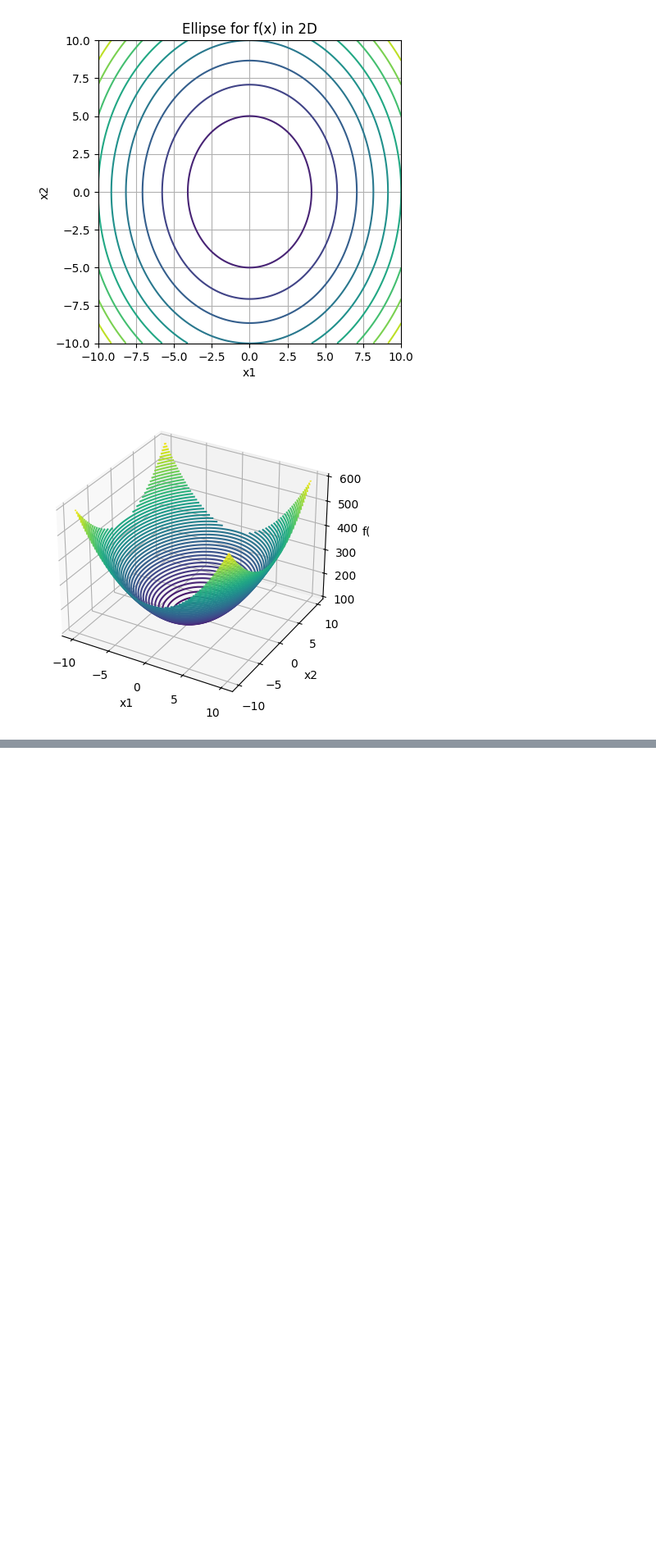
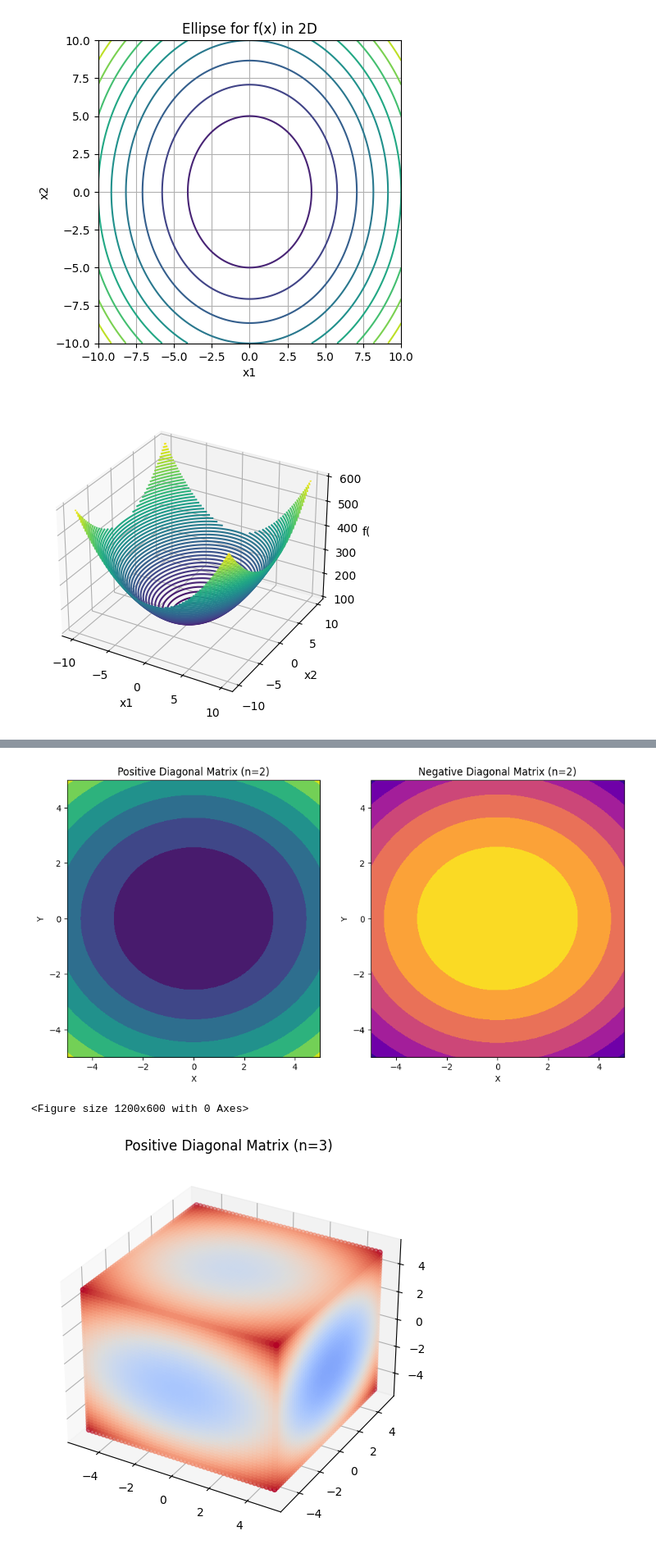
Before and after one commit to MBAhmadi/Math-in-ML, a Jupyter notebook: P5.ipynb, the cells around one changed output, grey strips where cells are left out. Shown at 82% size. Saved outputs shown, nothing was run; the diff lists cells and outputs as text; code cells hidden in the pictures; blank space fills up the shorter version.

```diff
--- a/P5.ipynb
+++ b/P5.ipynb
@@ -46,0 +182,76 @@ plt.show()
+# %%
+import numpy as np
+import matplotlib.pyplot as plt
+from mpl_toolkits.mplot3d import Axes3D
+
+# تعریف بردارهای x و y در فضای دو بعدی
+x_values = np.linspace(-5, 5, 100)
+X, Y = np.meshgrid(x_values, x_values)
+
+# تعریف ماتریس قطری برای فضای دو بعدی
+A_positive_2d = np.array([[2, 0], [0, 3]])  # ماتریس قطری با درایه‌های مثبت
+A_negative_2d = np.array([[-2, 0], [0, -3]])  # ماتریس قطری با درایه‌های منفی
+
+# تابع f(x) برای فضای دو بعدی
+def f_2d(A, X, Y):
+    return A[0, 0] * X**2 + A[1, 1] * Y**2
+
+# محاسبه f(x) برای ماتریس قطری مثبت و منفی
+Z_positive_2d = f_2d(A_positive_2d, X, Y)
+Z_negative_2d = f_2d(A_negative_2d, X, Y)
+
+# رسم نمودارهای دو بعدی
+fig, axs = plt.subplots(1, 2, figsize=(12, 6))
+
+# نمودار f(x) برای ماتریس قطری مثبت
+axs[0].contourf(X, Y, Z_positive_2d, cmap='viridis')
+axs[0].set_title('Positive Diagonal Matrix (n=2)')
+axs[0].set_xlabel('X')
+axs[0].set_ylabel('Y')
+
+# نمودار f(x) برای ماتریس قطری منفی
+axs[1].contourf(X, Y, Z_negative_2d, cmap='plasma')
+axs[1].set_title('Negative Diagonal Matrix (n=2)')
+axs[1].set_xlabel('X')
+axs[1].set_ylabel('Y')
+
+plt.show()
+
+# حالا رسم برای فضای سه بعدی
+fig = plt.figure(figsize=(12, 6))
+
+# تعریف مختصات برای فضای سه بعدی
+x_values_3d = np.linspace(-5, 5, 50)
+y_values_3d = np.linspace(-5, 5, 50)
+z_values_3d = np.linspace(-5, 5, 50)
+X_3d, Y_3d, Z_3d = np.meshgrid(x_values_3d, y_values_3d, z_values_3d)
+
+# تعریف ماتریس قطری برای فضای سه بعدی
+A_positive_3d = np.diag([2, 3, 4])  # ماتریس قطری با درایه‌های مثبت
+A_negative_3d = np.diag([-2, -3, -4])  # ماتریس قطری با درایه‌های منفی
+
+# تابع f(x) برای فضای سه بعدی
+def f_3d(A, X, Y, Z):
+    return A[0, 0] * X**2 + A[1, 1] * Y**2 + A[2, 2] * Z**2
+
+# محاسبه f(x) برای ماتریس قطری مثبت و منفی
+F_positive_3d = f_3d(A_positive_3d, X_3d, Y_3d, Z_3d)
+F_negative_3d = f_3d(A_negative_3d, X_3d, Y_3d, Z_3d)
+
+# رسم نمودار برای فضای سه بعدی با ماتریس قطری مثبت
+fig = plt.figure(figsize=(8, 6))
+ax = fig.add_subplot(111, projection='3d')
+ax.scatter(X_3d, Y_3d, Z_3d, c=F_positive_3d, cmap='coolwarm')
+ax.set_title('Positive Diagonal Matrix (n=3)')
+plt.show()
+
+# رسم نمودار برای فضای سه بعدی با ماتریس قطری منفی
+fig = plt.figure(figsize=(8, 6))
+ax = fig.add_subplot(111, projection='3d')
+ax.scatter(X_3d, Y_3d, Z_3d, c=F_negative_3d, cmap='coolwarm')
+ax.set_title('Negative Diagonal Matrix (n=3)')
+plt.show()
+# %% [output]
+[figure, added]
+<Figure size 1200x600 with 0 Axes>
+[figure, added]
```
Also changed, not shown: parts of 10 cells of this notebook.
